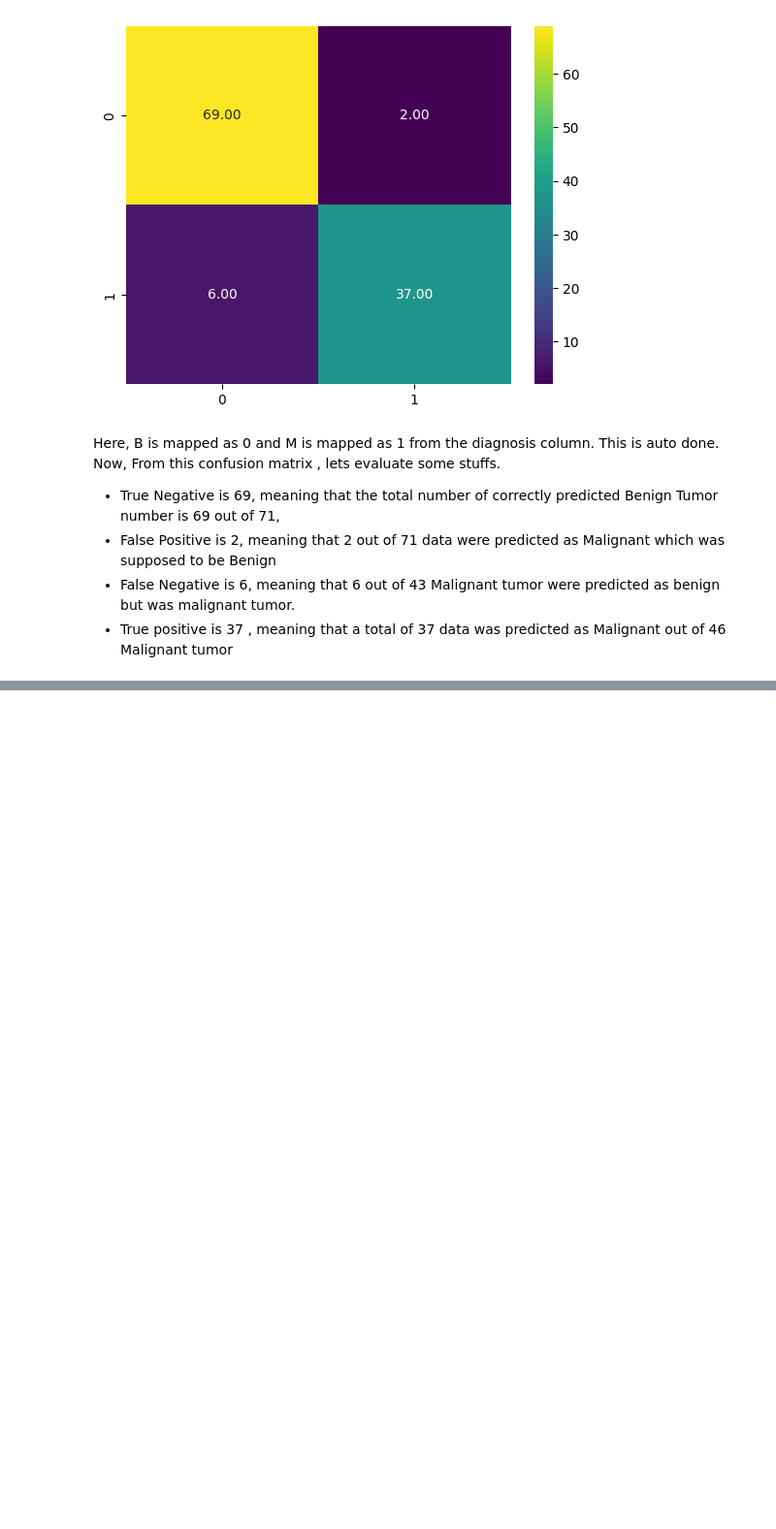
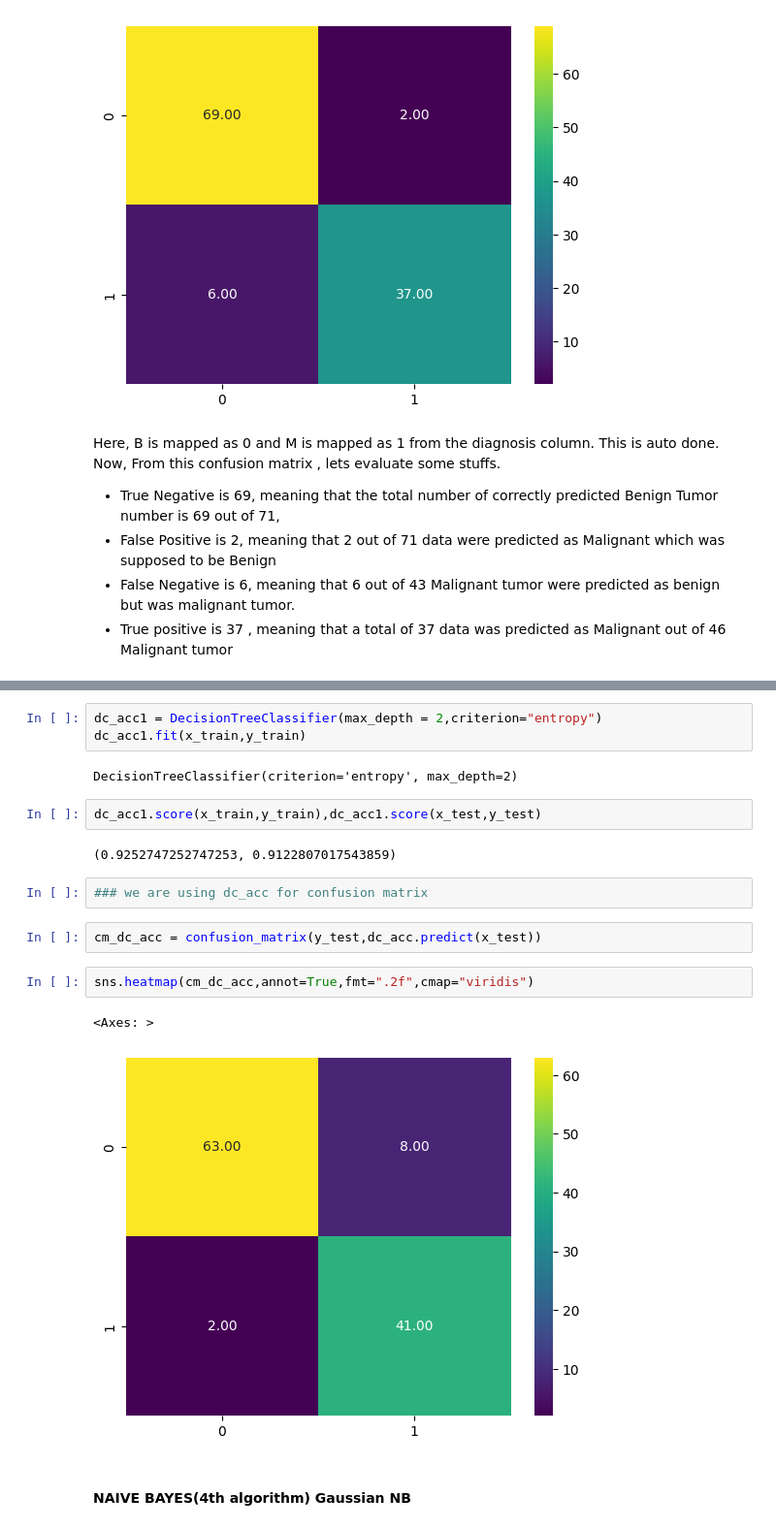
Before and after one commit to hahahang0/MLPracFromKaggle, a Jupyter notebook: BreastCancer/solutions/practical.ipynb, the cells around one changed output, grey strips where cells are left out. Shown at 97% size. Cells and saved outputs as stored; diff of their text form; blank space fills up the shorter version.

```diff
--- a/BreastCancer/solutions/practical.ipynb
+++ b/BreastCancer/solutions/practical.ipynb
@@ -634,0 +715,20 @@ sns.heatmap(cm_rbf,annot=True,fmt=".2f",cmap="viridis")
+# %%
+dc_acc1 = DecisionTreeClassifier(max_depth = 2,criterion="entropy")
+dc_acc1.fit(x_train,y_train)
+# %% [output]
+DecisionTreeClassifier(criterion='entropy', max_depth=2)
+# %%
+dc_acc1.score(x_train,y_train),dc_acc1.score(x_test,y_test)
+# %% [output]
+(0.9252747252747253, 0.9122807017543859)
+# %%
+### we are using dc_acc for confusion matrix
+# %%
+cm_dc_acc = confusion_matrix(y_test,dc_acc.predict(x_test))
+# %%
+sns.heatmap(cm_dc_acc,annot=True,fmt=".2f",cmap="viridis")
+# %% [output]
+<Axes: >
+[figure, added]
+# %% [markdown]
+#### NAIVE BAYES(4th algorithm) Gaussian NB
```
Also changed, not shown: parts of 24 cells of this notebook.
